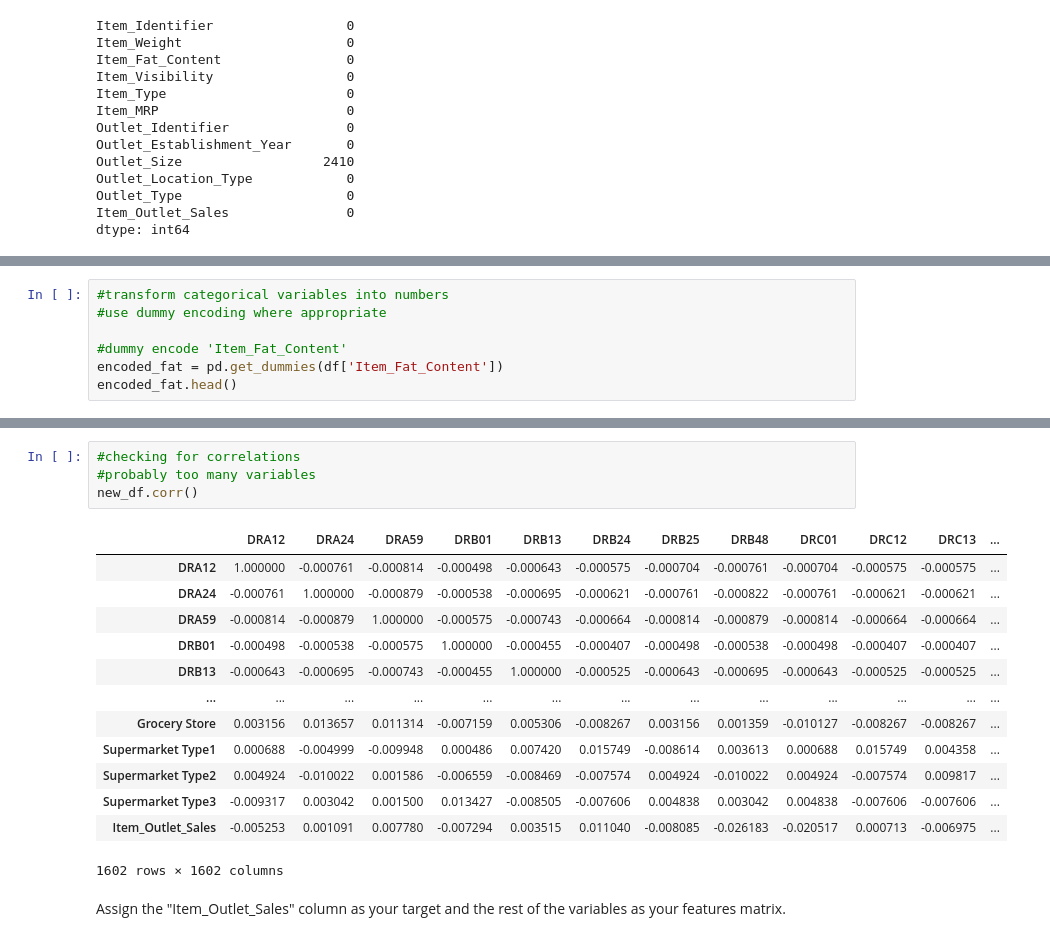
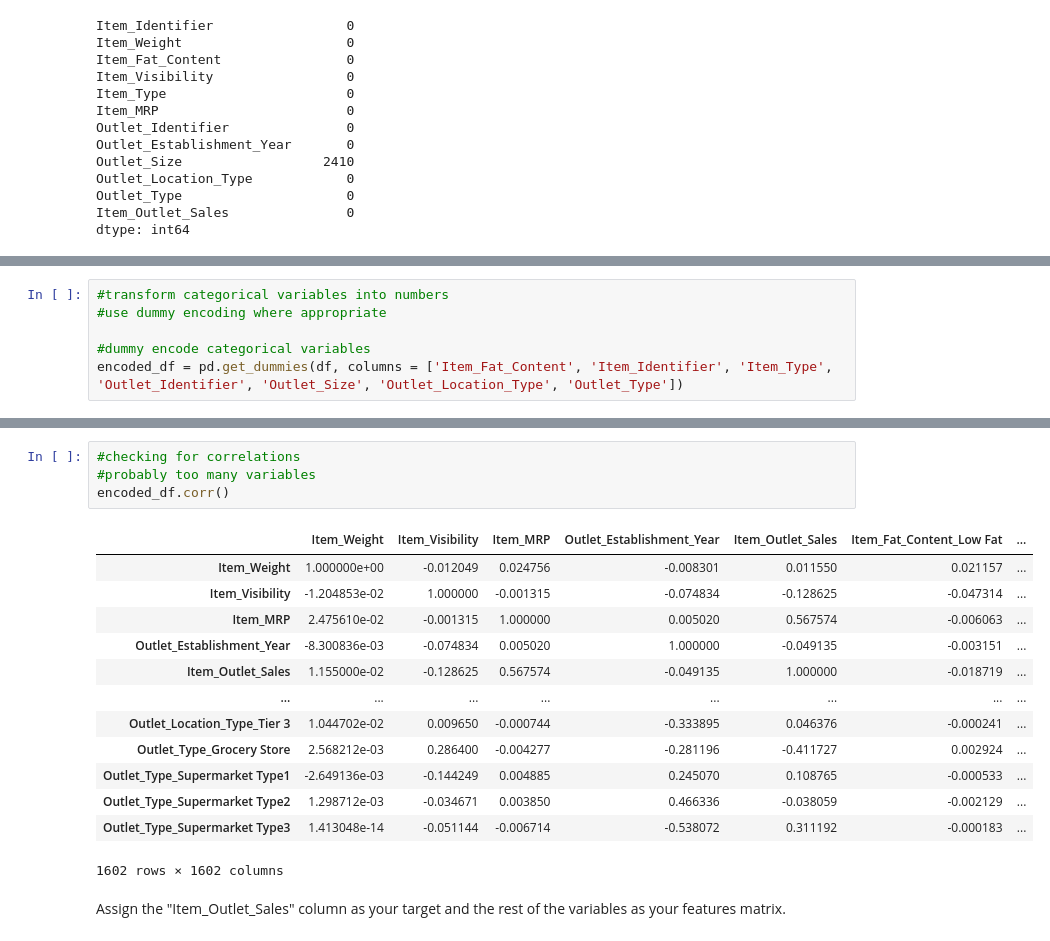
Before and after one commit to v-3sg/sales_predictions, a Jupyter notebook: sales_predictions.ipynb, the cells around one changed output, grey strips where cells are left out. Cells and saved outputs as stored; diff of their text form.

```diff
--- a/sales_predictions.ipynb
+++ b/sales_predictions.ipynb
@@ -474,6 +474,5 @@ Name: Outlet_Type, dtype: int64
 #transform categorical variables into numbers
 #use dummy encoding where appropriate
 
-#dummy encode 'Item_Fat_Content'
-encoded_fat = pd.get_dummies(df['Item_Fat_Content'])
-encoded_fat.head()
+#dummy encode categorical variables
+encoded_df = pd.get_dummies(df, columns = ['Item_Fat_Content', 'Item_Identifier', 'Item_Type', 'Outlet_Identifier', 'Outlet_Size', 'Outlet_Location_Type', 'Outlet_Type'])
@@ -613,20 +489,20 @@ Name: Item_Weight, dtype: float64
 # %%
 #checking for correlations
 #probably too many variables
-new_df.corr()
+encoded_df.corr()
 # %% [output]
-|  | DRA12 | DRA24 | DRA59 | DRB01 | DRB13 | DRB24 | DRB25 | DRB48 | DRC01 | DRC12 | DRC13 | ... |
-| DRA12 | 1.000000 | -0.000761 | -0.000814 | -0.000498 | -0.000643 | -0.000575 | -0.000704 | -0.000761 | -0.000704 | -0.000575 | -0.000575 | ... |
-| DRA24 | -0.000761 | 1.000000 | -0.000879 | -0.000538 | -0.000695 | -0.000621 | -0.000761 | -0.000822 | -0.000761 | -0.000621 | -0.000621 | ... |
-| DRA59 | -0.000814 | -0.000879 | 1.000000 | -0.000575 | -0.000743 | -0.000664 | -0.000814 | -0.000879 | -0.000814 | -0.000664 | -0.000664 | ... |
-| DRB01 | -0.000498 | -0.000538 | -0.000575 | 1.000000 | -0.000455 | -0.000407 | -0.000498 | -0.000538 | -0.000498 | -0.000407 | -0.000407 | ... |
-| DRB13 | -0.000643 | -0.000695 | -0.000743 | -0.000455 | 1.000000 | -0.000525 | -0.000643 | -0.000695 | -0.000643 | -0.000525 | -0.000525 | ... |
-| ... | ... | ... | ... | ... | ... | ... | ... | ... | ... | ... | ... | ... |
-| Grocery Store | 0.003156 | 0.013657 | 0.011314 | -0.007159 | 0.005306 | -0.008267 | 0.003156 | 0.001359 | -0.010127 | -0.008267 | -0.008267 | ... |
-| Supermarket Type1 | 0.000688 | -0.004999 | -0.009948 | 0.000486 | 0.007420 | 0.015749 | -0.008614 | 0.003613 | 0.000688 | 0.015749 | 0.004358 | ... |
-| Supermarket Type2 | 0.004924 | -0.010022 | 0.001586 | -0.006559 | -0.008469 | -0.007574 | 0.004924 | -0.010022 | 0.004924 | -0.007574 | 0.009817 | ... |
-| Supermarket Type3 | -0.009317 | 0.003042 | 0.001500 | 0.013427 | -0.008505 | -0.007606 | 0.004838 | 0.003042 | 0.004838 | -0.007606 | -0.007606 | ... |
-| Item_Outlet_Sales | -0.005253 | 0.001091 | 0.007780 | -0.007294 | 0.003515 | 0.011040 | -0.008085 | -0.026183 | -0.020517 | 0.000713 | -0.006975 | ... |
+|  | Item_Weight | Item_Visibility | Item_MRP | Outlet_Establishment_Year | Item_Outlet_Sales | Item_Fat_Content_Low Fat | ... |
+| Item_Weight | 1.000000e+00 | -0.012049 | 0.024756 | -0.008301 | 0.011550 | 0.021157 | ... |
+| Item_Visibility | -1.204853e-02 | 1.000000 | -0.001315 | -0.074834 | -0.128625 | -0.047314 | ... |
+| Item_MRP | 2.475610e-02 | -0.001315 | 1.000000 | 0.005020 | 0.567574 | -0.006063 | ... |
+| Outlet_Establishment_Year | -8.300836e-03 | -0.074834 | 0.005020 | 1.000000 | -0.049135 | -0.003151 | ... |
+| Item_Outlet_Sales | 1.155000e-02 | -0.128625 | 0.567574 | -0.049135 | 1.000000 | -0.018719 | ... |
+| ... | ... | ... | ... | ... | ... | ... | ... |
+| Outlet_Location_Type_Tier 3 | 1.044702e-02 | 0.009650 | -0.000744 | -0.333895 | 0.046376 | -0.000241 | ... |
+| Outlet_Type_Grocery Store | 2.568212e-03 | 0.286400 | -0.004277 | -0.281196 | -0.411727 | 0.002924 | ... |
+| Outlet_Type_Supermarket Type1 | -2.649136e-03 | -0.144249 | 0.004885 | 0.245070 | 0.108765 | -0.000533 | ... |
+| Outlet_Type_Supermarket Type2 | 1.298712e-03 | -0.034671 | 0.003850 | 0.466336 | -0.038059 | -0.002129 | ... |
+| Outlet_Type_Supermarket Type3 | 1.413048e-14 | -0.051144 | -0.006714 | -0.538072 | 0.311192 | -0.000183 | ... |
 1602 rows × 1602 columns
 # %% [markdown]
 Assign the "Item_Outlet_Sales" column as your target and the rest of the variables as your features matrix.
```
Also changed, not shown: parts of 90 cells of this notebook.
